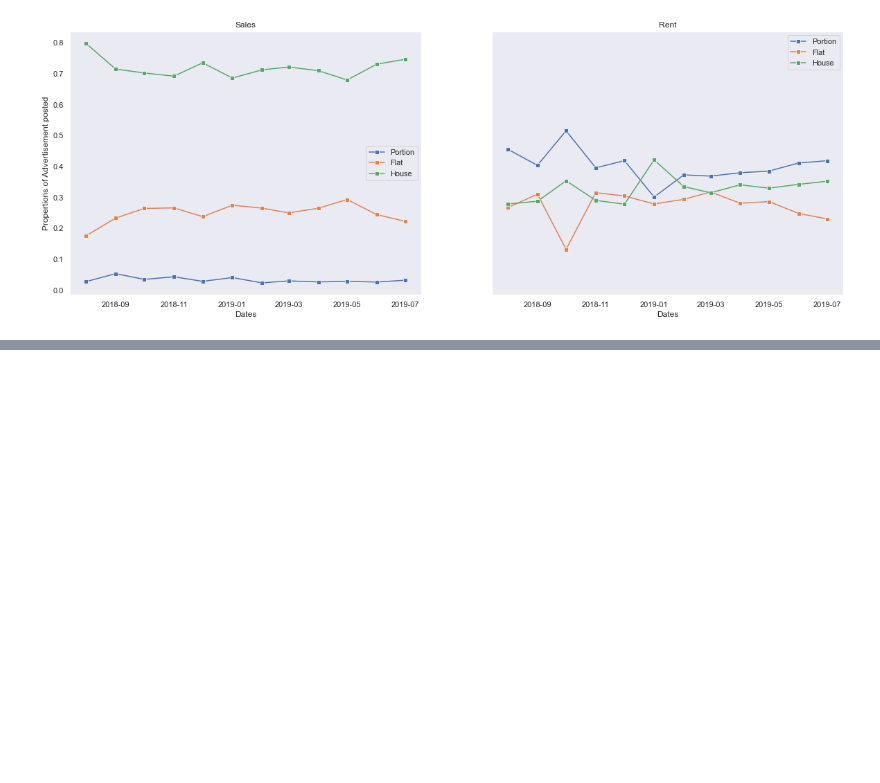
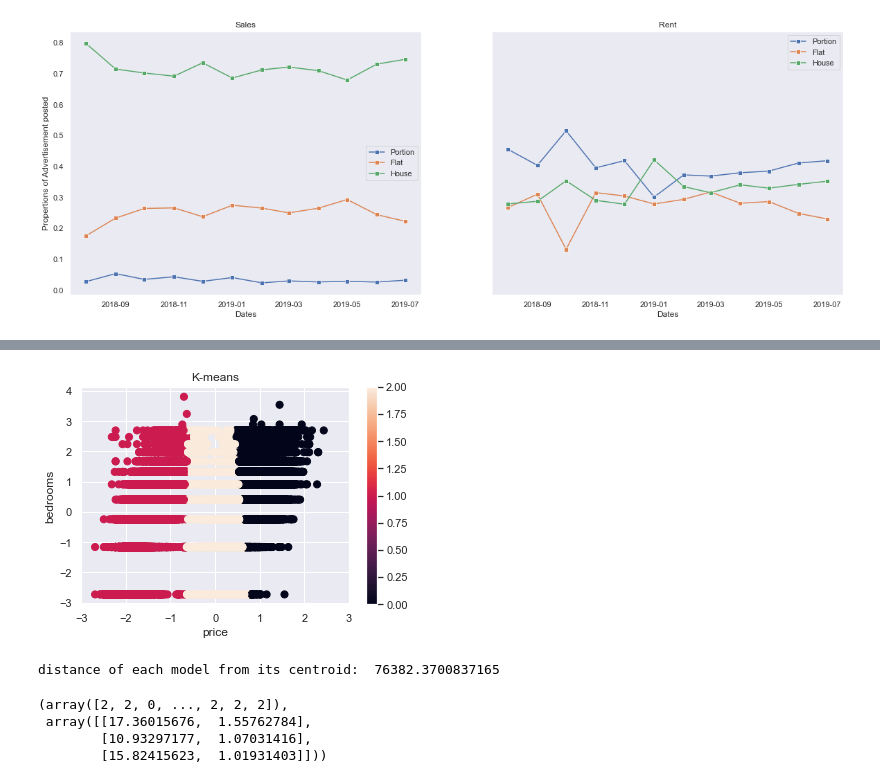
Before and after one commit to Faraz126/Zameen-Data-exploratory-Analysis, a Jupyter notebook: complete.ipynb, the cells around one changed output, grey strips where cells are left out. Cells and saved outputs as stored; diff of their text form; code cells hidden in the pictures; blank space fills up the shorter version.

```diff
--- a/complete.ipynb
+++ b/complete.ipynb
@@ -649,0 +700,9 @@ plt.show()
+# %%
+kmeans(data_log[['price', 'bedrooms']],3)
+# %% [output]
+[figure, added]
+distance of each model from its centroid:  76382.3700837165
+(array([2, 2, 0, ..., 2, 2, 2]),
+ array([[17.36015676,  1.55762784],
+        [10.93297177,  1.07031416],
+        [15.82415623,  1.01931403]]))
```
Also changed, not shown: parts of 44 cells of this notebook, 1 other file.
